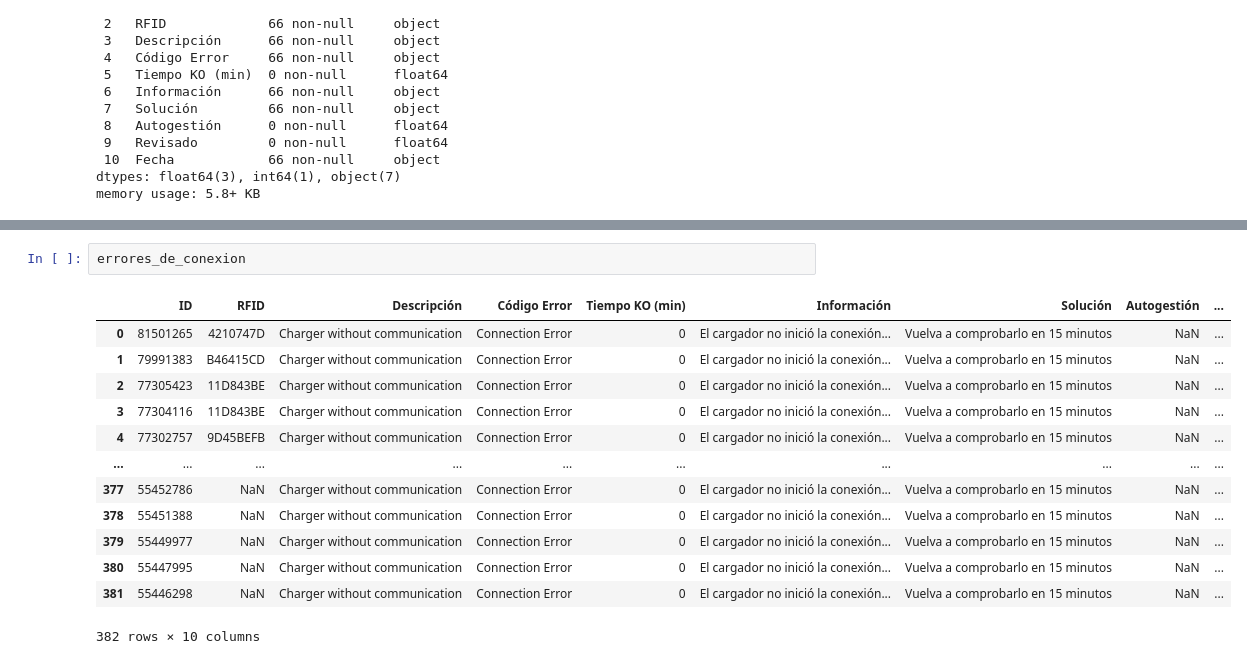
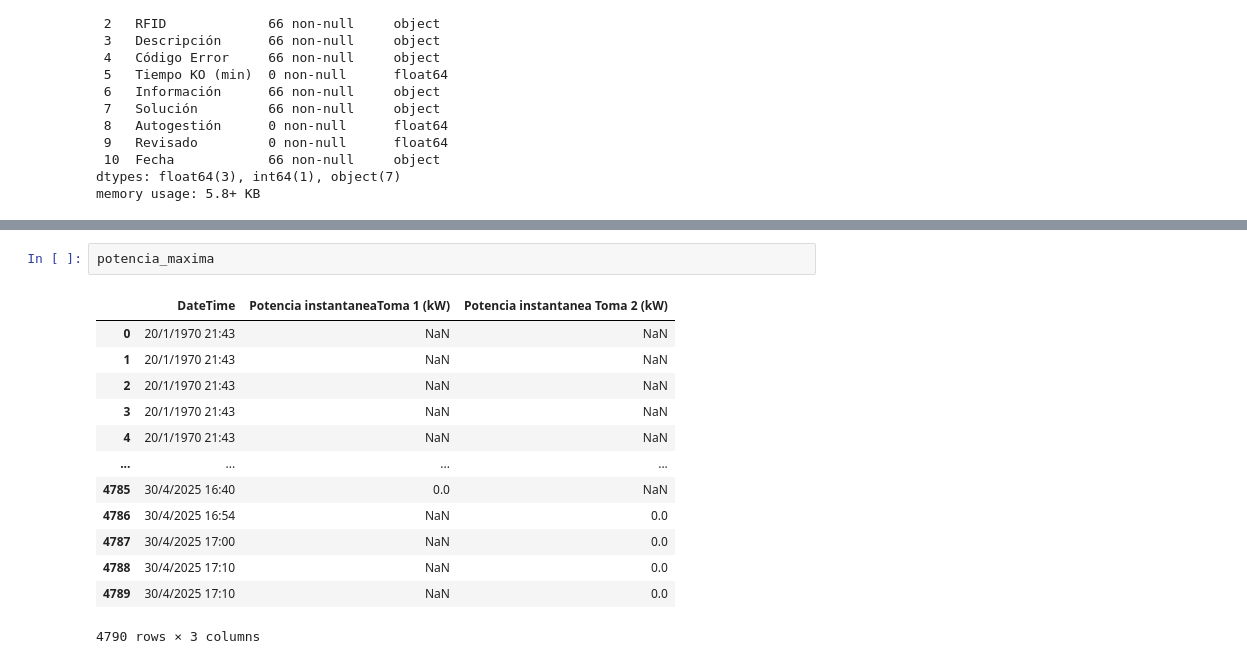
Before and after one commit to kmgomezm/DataHackHub, a Jupyter notebook: analisis_exploratorio_datos.ipynb, the cells around one changed output, grey strips where cells are left out. Saved outputs shown, nothing was run; the diff lists cells and outputs as text.

```diff
--- a/analisis_exploratorio_datos.ipynb
+++ b/analisis_exploratorio_datos.ipynb
@@ -51,16 +86,16 @@ chart
 # %%
-errores_de_conexion
+potencia_maxima
 # %% [output]
-|  | ID | RFID | Descripción | Código Error | Tiempo KO (min) | Información | Solución | Autogestión | ... |
-| 0 | 81501265 | 4210747D | Charger without communication | Connection Error | 0 | El cargador no inició la conexión... | Vuelva a comprobarlo en 15 minutos | NaN | ... |
-| 1 | 79991383 | B46415CD | Charger without communication | Connection Error | 0 | El cargador no inició la conexión... | Vuelva a comprobarlo en 15 minutos | NaN | ... |
-| 2 | 77305423 | 11D843BE | Charger without communication | Connection Error | 0 | El cargador no inició la conexión... | Vuelva a comprobarlo en 15 minutos | NaN | ... |
-| 3 | 77304116 | 11D843BE | Charger without communication | Connection Error | 0 | El cargador no inició la conexión... | Vuelva a comprobarlo en 15 minutos | NaN | ... |
-| 4 | 77302757 | 9D45BEFB | Charger without communication | Connection Error | 0 | El cargador no inició la conexión... | Vuelva a comprobarlo en 15 minutos | NaN | ... |
-| ... | ... | ... | ... | ... | ... | ... | ... | ... | ... |
-| 377 | 55452786 | NaN | Charger without communication | Connection Error | 0 | El cargador no inició la conexión... | Vuelva a comprobarlo en 15 minutos | NaN | ... |
-| 378 | 55451388 | NaN | Charger without communication | Connection Error | 0 | El cargador no inició la conexión... | Vuelva a comprobarlo en 15 minutos | NaN | ... |
-| 379 | 55449977 | NaN | Charger without communication | Connection Error | 0 | El cargador no inició la conexión... | Vuelva a comprobarlo en 15 minutos | NaN | ... |
-| 380 | 55447995 | NaN | Charger without communication | Connection Error | 0 | El cargador no inició la conexión... | Vuelva a comprobarlo en 15 minutos | NaN | ... |
-| 381 | 55446298 | NaN | Charger without communication | Connection Error | 0 | El cargador no inició la conexión... | Vuelva a comprobarlo en 15 minutos | NaN | ... |
+|  | DateTime | Potencia instantaneaToma 1 (kW) | Potencia instantanea Toma 2 (kW) |
+| 0 | 20/1/1970 21:43 | NaN | NaN |
+| 1 | 20/1/1970 21:43 | NaN | NaN |
+| 2 | 20/1/1970 21:43 | NaN | NaN |
+| 3 | 20/1/1970 21:43 | NaN | NaN |
+| 4 | 20/1/1970 21:43 | NaN | NaN |
+| ... | ... | ... | ... |
+| 4785 | 30/4/2025 16:40 | 0.0 | NaN |
+| 4786 | 30/4/2025 16:54 | NaN | 0.0 |
+| 4787 | 30/4/2025 17:00 | NaN | 0.0 |
+| 4788 | 30/4/2025 17:10 | NaN | 0.0 |
+| 4789 | 30/4/2025 17:10 | NaN | 0.0 |
-382 rows × 10 columns
+4790 rows × 3 columns
```
Also changed, not shown: parts of 20 cells of this notebook.
